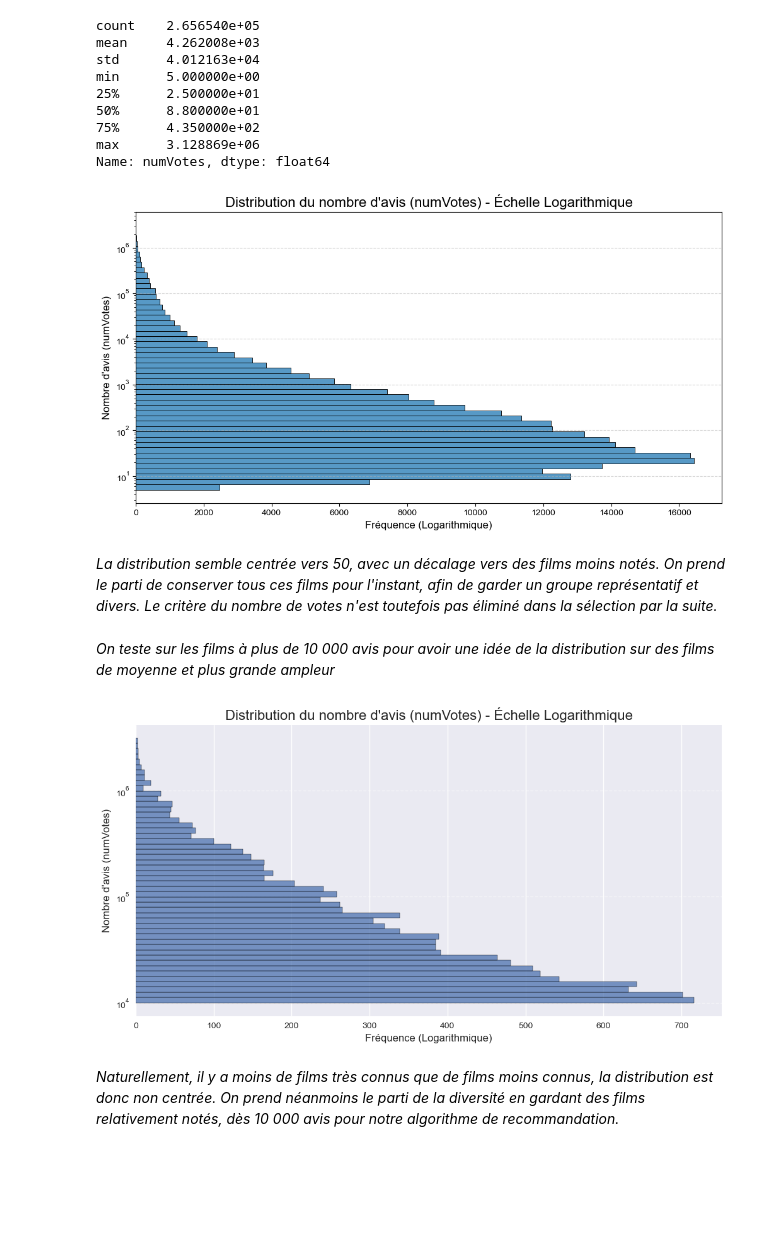
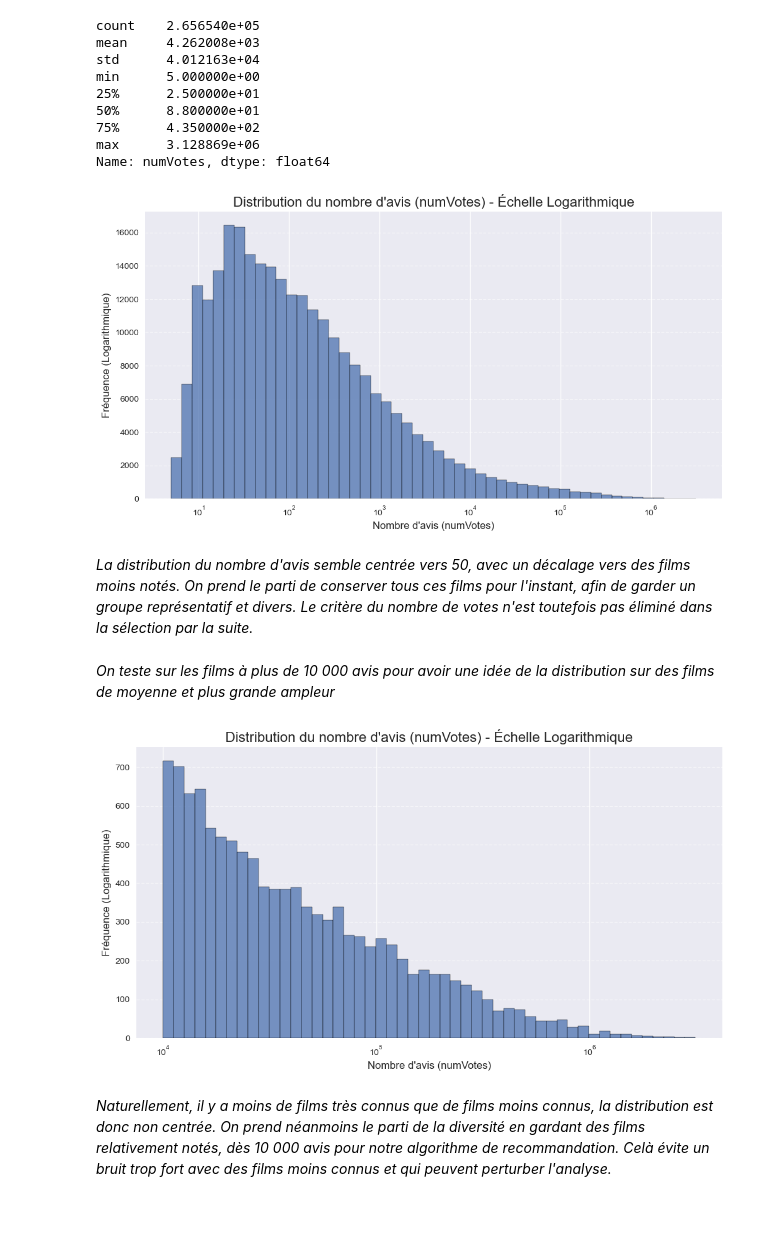
Before and after one commit to enzo-joly/projet_python_films, a Jupyter notebook: Data analysis/analysis_IMDB_ratings.ipynb, the cells around one changed output. Drawn from its saved outputs; the diff is of its cells as text; code cells hidden in the pictures; blank space fills up the shorter version.

```diff
--- a/Data analysis/analysis_IMDB_ratings.ipynb
+++ b/Data analysis/analysis_IMDB_ratings.ipynb
@@ -65,25 +79,25 @@ Name: numVotes, dtype: float64
 # %%
 # Histogramme de la distribution du nombre de votes IMDB
 plt.figure(figsize=(12, 6))
 
 
 sns.histplot(
     data=df_ratings_imdb,
-    y='numVotes',
+    x='numVotes',
     bins=50,
-    log_scale=(False, True)  #  Pour garder l'axe X (votes) linéaire et mettre l'axe Y (fréquence) en log
+    log_scale=(True, False)  # échelle logarithmique appliquée à la fréquence des votes pour une meilleure visualisation
 )
 
 plt.title("Distribution du nombre d'avis (numVotes) - Échelle Logarithmique", fontsize=16)
-plt.ylabel("Nombre d'avis (numVotes)", fontsize=12)
-plt.xlabel("Fréquence (Logarithmique)", fontsize=12)
+plt.xlabel("Nombre d'avis (numVotes)", fontsize=12)
+plt.ylabel("Fréquence (Logarithmique)", fontsize=12)
 plt.grid(axis='y', alpha=0.5, linestyle='--')
 plt.style.use('seaborn-v0_8')
 plt.show()
 # %% [output]
-[figure, old version]
+[figure, new version]
 # %% [markdown]
-*La distribution semble centrée vers 50, avec un décalage vers des films moins notés. On prend le parti de conserver tous ces films pour l'instant, afin de garder un groupe représentatif et divers. Le critère du nombre de votes n'est toutefois pas éliminé dans la sélection par la suite.*
+*La distribution du nombre d'avis semble centrée vers 50, avec un décalage vers des films moins notés. On prend le parti de conserver tous ces films pour l'instant, afin de garder un groupe représentatif et divers. Le critère du nombre de votes n'est toutefois pas éliminé dans la sélection par la suite.*
 # %% [markdown]
 *On teste sur les films à plus de 10 000 avis pour avoir une idée de la distribution sur des films de moyenne et plus grande ampleur*
 # %%
@@ -90,26 +105,26 @@ plt.show()
 mask = df_ratings_imdb['numVotes'] >= 10000
 df_ratings_imdb_new=df_ratings_imdb.loc[mask]
 # %%
-# Histogramme de la distribution du nombre de votes IMDB, supérieurs à 4000
+# Histogramme de la distribution du nombre de votes IMDB, supérieurs à 10 000
 plt.figure(figsize=(12, 6))
 
 sns.histplot(
     data=df_ratings_imdb_new,
-    y='numVotes',
+    x='numVotes',
     bins=50,
-    log_scale=(False, True)  #  Pour garder l'axe X (votes) linéaire et mettre l'axe Y (fréquence) en log
+    log_scale=(True, False)  #  meilleure visualisation
 )
 
 plt.title("Distribution du nombre d'avis (numVotes) - Échelle Logarithmique", fontsize=16)
-plt.ylabel("Nombre d'avis (numVotes)", fontsize=12)
-plt.xlabel("Fréquence (Logarithmique)", fontsize=12)
+plt.xlabel("Nombre d'avis (numVotes)", fontsize=12)
+plt.ylabel("Fréquence (Logarithmique)", fontsize=12)
 plt.grid(axis='y', alpha=0.5, linestyle='--')
 plt.style.use('seaborn-v0_8')
 plt.show()
 # %% [output]
-[figure, old version]
+[figure, new version]
 # %% [markdown]
-*Naturellement, il y a moins de films très connus que de films moins connus, la distribution est donc non centrée. On prend néanmoins le parti de la diversité en gardant des films relativement notés, dès 10 000 avis pour notre algorithme de recommandation.*
+*Naturellement, il y a moins de films très connus que de films moins connus, la distribution est donc non centrée. On prend néanmoins le parti de la diversité en gardant des films relativement notés, dès 10 000 avis pour notre algorithme de recommandation. Celà évite un bruit trop fort avec des films moins connus et qui peuvent perturber l'analyse.*
 # %% [markdown]
 ####
 # %% [markdown]
```
Also changed, not shown: parts of 52 cells of this notebook.
